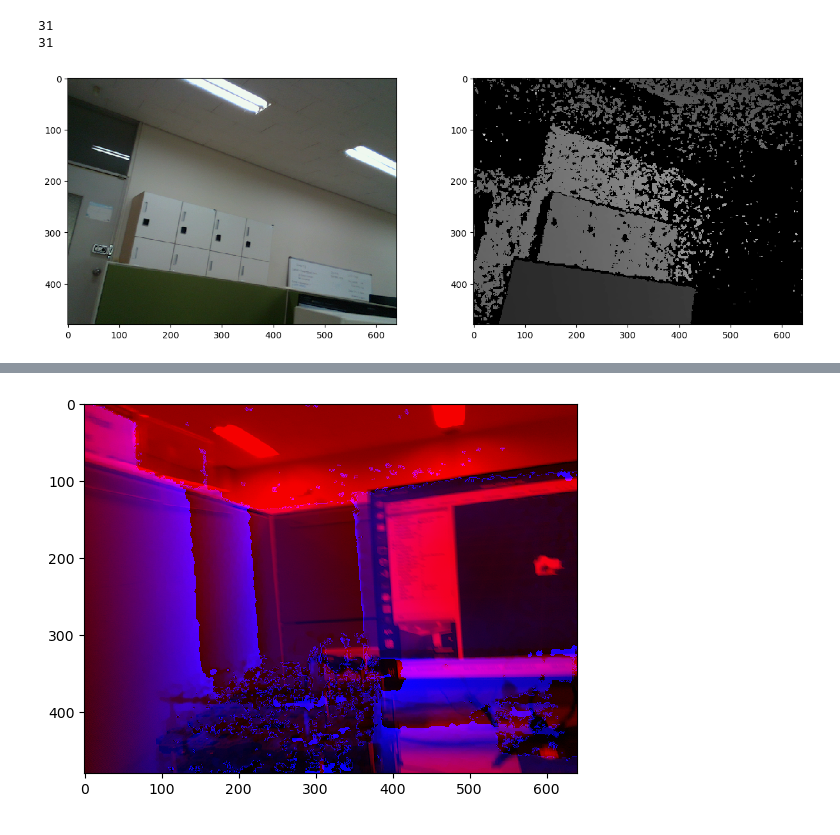
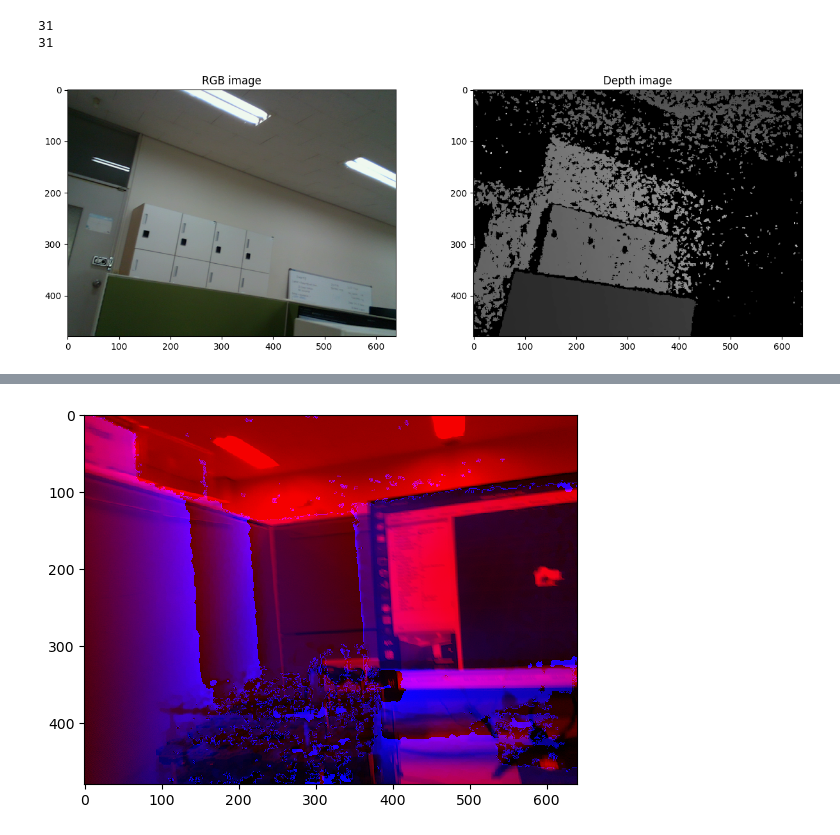
Before and after one commit to kodogyu/playground, a Jupyter notebook: ipynb/align_rgbd.ipynb, the cells around one changed output, grey strips where cells are left out. Saved outputs shown, nothing was run; the diff lists cells and outputs as text; code cells hidden in the pictures.

```diff
--- a/ipynb/align_rgbd.ipynb
+++ b/ipynb/align_rgbd.ipynb
@@ -33,10 +33,12 @@ print(len(depth_images))
 # %%
 color_image = color_images[0]
 depth_image = depth_images[0]
 
 fig, axs = plt.subplots(1, 2, figsize=(15, 5))
 axs[0].imshow(cv2.cvtColor(color_image, cv2.COLOR_BGR2RGB))
+axs[0].set_title("RGB image")
 axs[1].imshow(depth_image, cmap='gray')
+axs[1].set_title("Depth image")
 plt.show()
 # %% [output]
-[figure, old version]
+[figure, new version]
```
Also changed, not shown: parts of 4 cells of this notebook, 28 other files.
